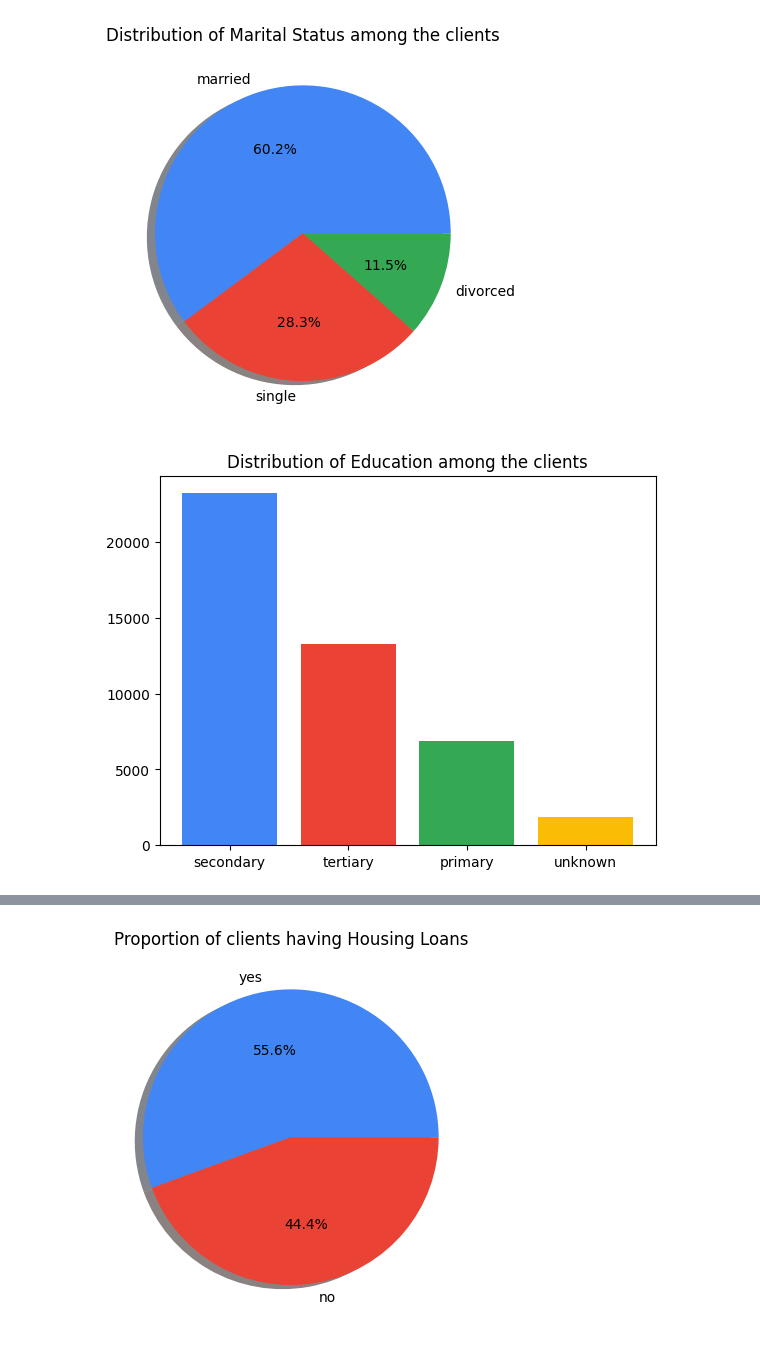
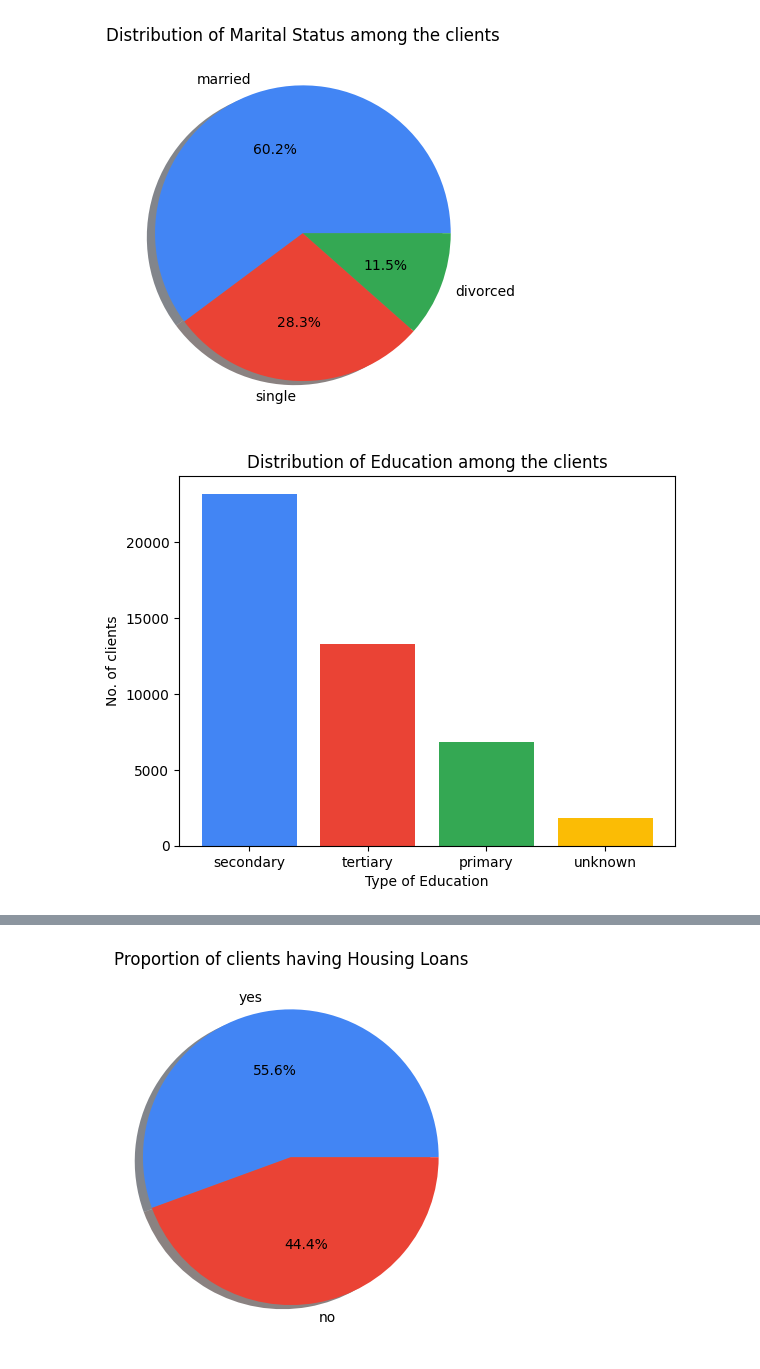
Before and after one commit to devdharaiya/Coding, a Jupyter notebook: Finlatics/Project 1.ipynb, the cells around one changed output, grey strips where cells are left out. Drawn from its saved outputs; the diff is of its cells as text; code cells hidden in the pictures.

```diff
--- a/Finlatics/Project 1.ipynb
+++ b/Finlatics/Project 1.ipynb
@@ -34,9 +27,11 @@ pie = plt.pie(marital_counts, labels=marital_counts.index, autopct='%1.1f%%', sh
 [figure]
 # %%
 edu_counts = df['education'].value_counts()
+plt.xlabel('Type of Education')
+plt.ylabel('No. of clients')
 plt.title('Distribution of Education among the clients')
 bar = plt.bar(edu_counts.index, edu_counts, label=edu_counts.index, color=coolors)
 # %% [output]
-[figure, old version]
+[figure, new version]
 # %%
 def_counts = df['default'].value_counts()
```
Also changed, not shown: parts of 6 cells of this notebook.
